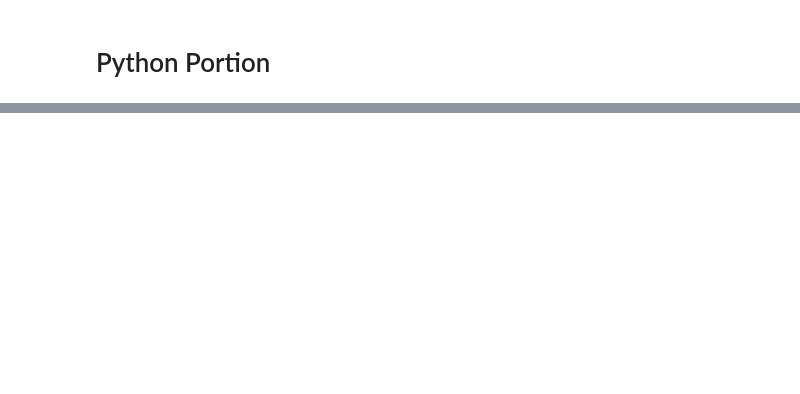
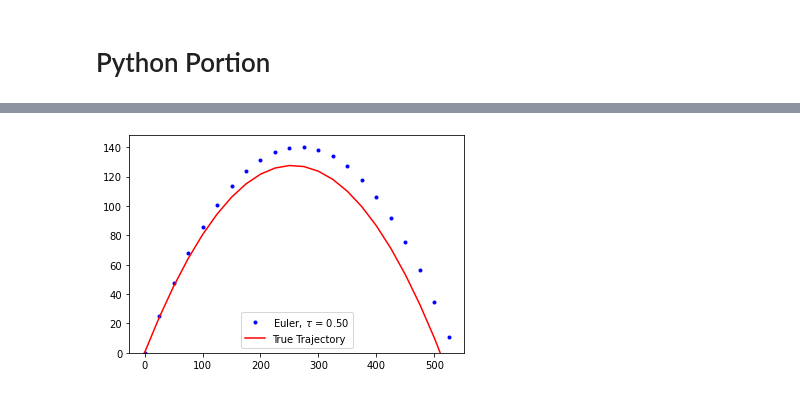
Before and after one commit to abnowack/pythonphysics, a Jupyter notebook: motion.ipynb, the cells around one changed output, grey strips where cells are left out. Cells and saved outputs as stored; diff of their text form; code cells hidden in the pictures; blank space fills up the shorter version.

```diff
--- a/motion.ipynb
+++ b/motion.ipynb
@@ -140,0 +180,31 @@ plt.ylim(0)
+# %%
+r_x = []
+r_y = []
+
+true_r_x = []
+true_r_y = []
+
+r_0 = Point2D(0, 0)
+v_0 = Point2D(50, 50)
+
+ball = Ball(r=r_0, v=v_0)
+gravity = Point2D(0, -9.8)
+
+tau = 0.5
+
+while ball.r.y >= 0:
+    r_x.append(ball.r.x)
+    r_y.append(ball.r.y)
+
+    true_r = r_0 + (v_0 * ball.time) + 0.5 * (ball.time ** 2) * gravity
+    true_r_x.append(true_r.x)
+    true_r_y.append(true_r.y)
+
+    ball.update(gravity, time_step=tau)
+
+plt.plot(r_x, r_y, 'b.', label=rf'Euler, $\tau$ = {tau:.2f}')
+plt.plot(true_r_x, true_r_y, 'r-', label='True Trajectory')
+plt.ylim(0)
+_ = plt.legend()
+# %% [output]
+[figure, added]
```
Also changed, not shown: parts of 17 cells of this notebook, 7 other files.
